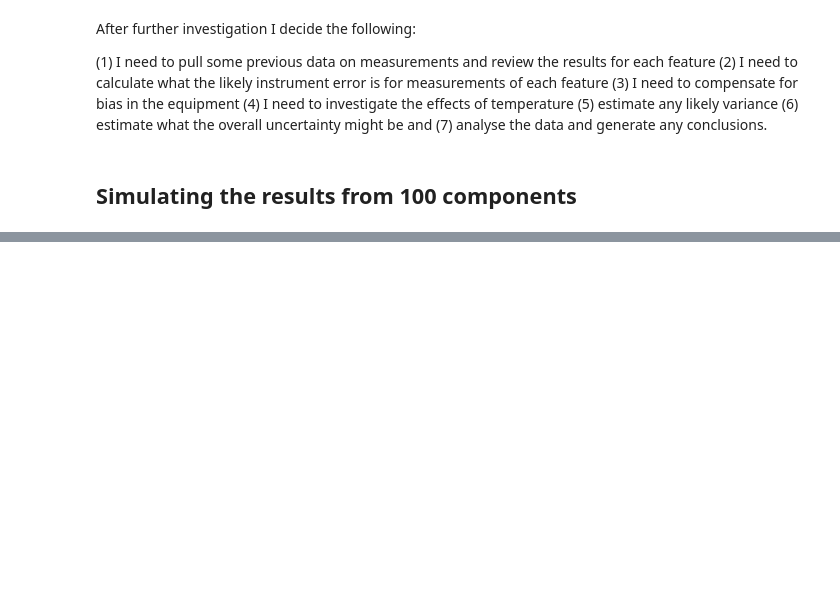
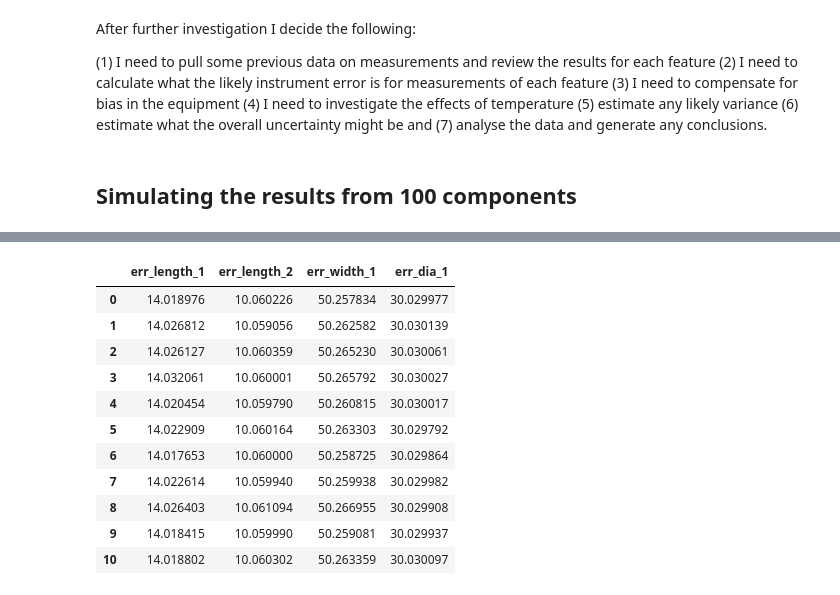
Before and after one commit to andreroche/dataset, a Jupyter notebook: Sythetic Dataset.ipynb, the cells around one changed output, grey strips where cells are left out. Drawn from its saved outputs; the diff is of its cells as text; code cells hidden in the pictures; blank space fills up the shorter version.

```diff
--- a/Sythetic Dataset.ipynb
+++ b/Sythetic Dataset.ipynb
@@ -95,0 +112,16 @@ features.head(21)
+# %%
+df1 = pd.DataFrame({'err_length_1':err_length_1 + length_1,'err_length_2':err_length_2 + length_2,'err_width_1':err_width_1 + width_1,'err_dia_1':err_dia_1 + dia_1})
+df1.head(11)
+# %% [output]
+|  | err_length_1 | err_length_2 | err_width_1 | err_dia_1 |
+| 0 | 14.018976 | 10.060226 | 50.257834 | 30.029977 |
+| 1 | 14.026812 | 10.059056 | 50.262582 | 30.030139 |
+| 2 | 14.026127 | 10.060359 | 50.265230 | 30.030061 |
+| 3 | 14.032061 | 10.060001 | 50.265792 | 30.030027 |
+| 4 | 14.020454 | 10.059790 | 50.260815 | 30.030017 |
+| 5 | 14.022909 | 10.060164 | 50.263303 | 30.029792 |
+| 6 | 14.017653 | 10.060000 | 50.258725 | 30.029864 |
+| 7 | 14.022614 | 10.059940 | 50.259938 | 30.029982 |
+| 8 | 14.026403 | 10.061094 | 50.266955 | 30.029908 |
+| 9 | 14.018415 | 10.059990 | 50.259081 | 30.029937 |
+| 10 | 14.018802 | 10.060302 | 50.263359 | 30.030097 |
```
Also changed, not shown: parts of 12 cells of this notebook.
